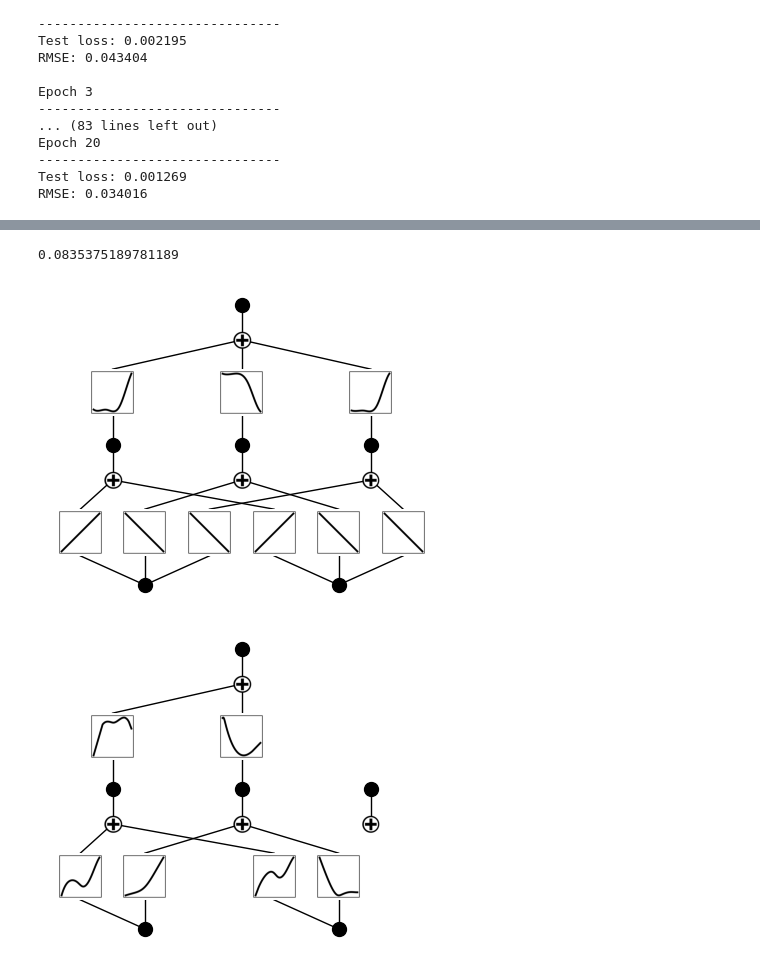
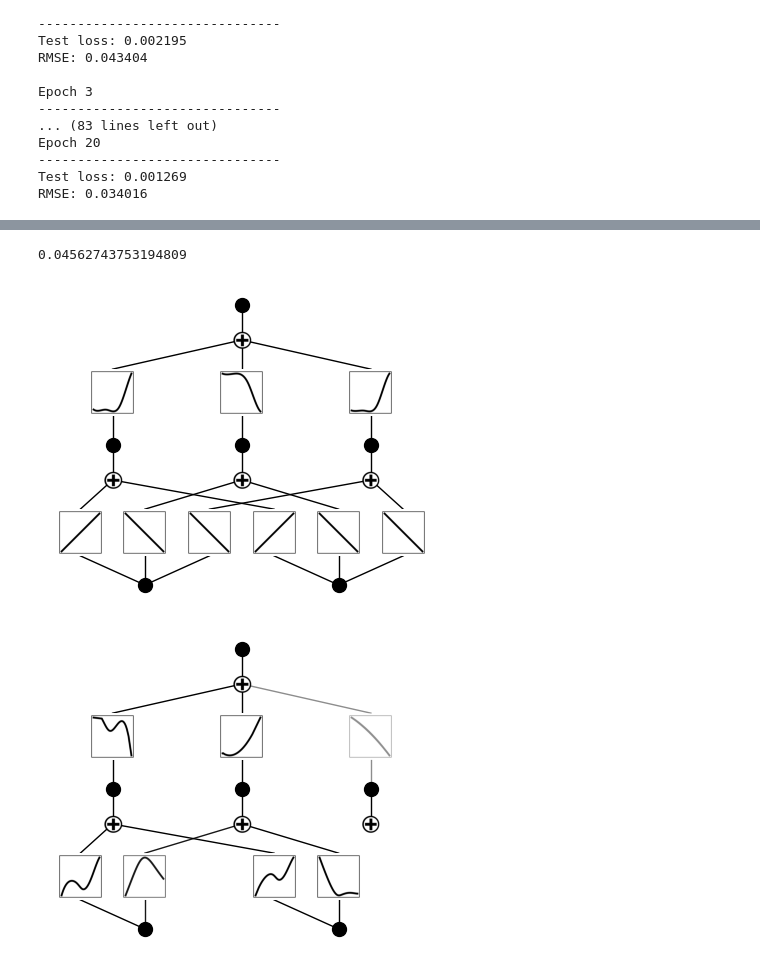
Before and after one commit to MGTUc/KANinitialization, a Jupyter notebook: kan/initializationExperiments/KANtoMLP.ipynb, the cells around one changed output, grey strips where cells are left out. Drawn from its saved outputs; the diff is of its cells as text; code cells hidden in the pictures.

```diff
--- a/kan/initializationExperiments/KANtoMLP.ipynb
+++ b/kan/initializationExperiments/KANtoMLP.ipynb
@@ -23,7 +23,7 @@ OrderedDict({'linear_relu_stack.0.weight': tensor([[-0.0593, -0.0242],
         [-0.2652,  0.1627],
         [-0.4045, -0.1247]]), 'linear_relu_stack.0.bias': tensor([0.2741, 0.6637, 0.1666]), 'linear_relu_stack.2.weight': tensor([[-0.1959,  0.0554, -0.0647]]), 'linear_relu_stack.2.bias': tensor([0.2 ...
 # %%
-kan = KAN(width=[2,3,1], seed=seed, grid=100, scale_base_sigma=0, auto_save=False, symbolic_enabled=False)
+kan = KAN(width=[2,3,1], seed=seed, grid=100, auto_save=False, symbolic_enabled=False)
 kan.set_splines_MLPandFuncs(x, modelPartitions=[layers[:1], layers[1:]], func_list = [])
 # kan.set_splines_MLP(x, modelPartitions=[layers[:1], layers[1:]])
 kan.plot(beta=100)
@@ -85,6 +85,6 @@ print(rmse(y_kan, y_mlp_pred))
 # %%
 new_layers = list(*model.children())
-kan2 = KAN(width=[2,3,1], seed=seed, grid=3, scale_base_sigma=0, symbolic_enabled=False, auto_save=False)
+kan2 = KAN(width=[2,3,1], seed=seed, grid=3, symbolic_enabled=False, auto_save=False)
 kan2.set_splines_MLP(x, modelPartitions=[new_layers[:1], new_layers[1:]])
 kan2.plot(beta=100)
 y_kan2_pred = kan2(X_kan).detach()
@@ -105,6 +105,6 @@ print(rmse(y_kan, y_kan2_pred_afterFit))
-0.0835375189781189
+0.04562743753194809
 [figure]
-[figure, old version]
+[figure, new version]
 # %%
 kanLossHistory = [x.item() for x in kanFitLoss['test_loss']]
 full_history = [*rmse_history, kan2_rmse, *kanLossHistory]
```
Also changed, not shown: parts of 4 cells of this notebook, 2 other files.
